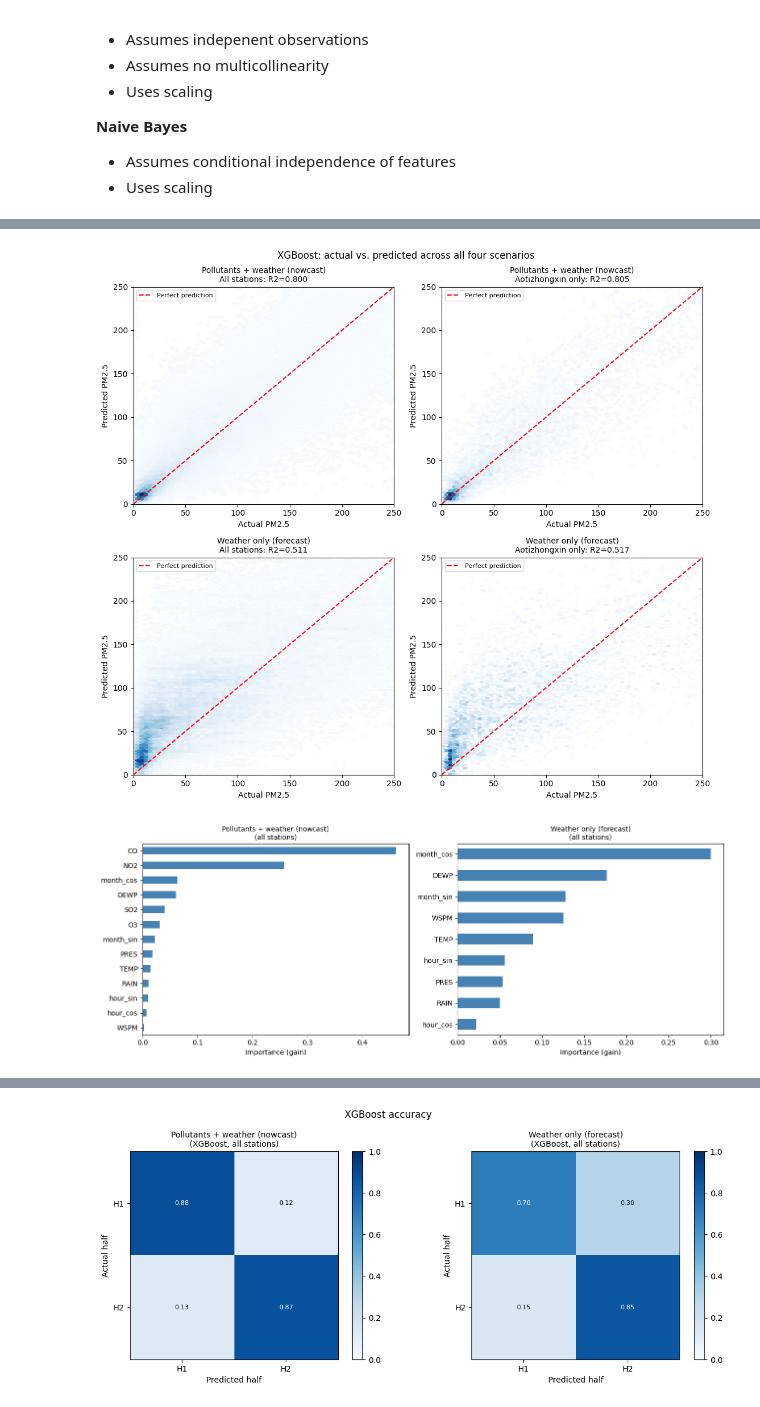
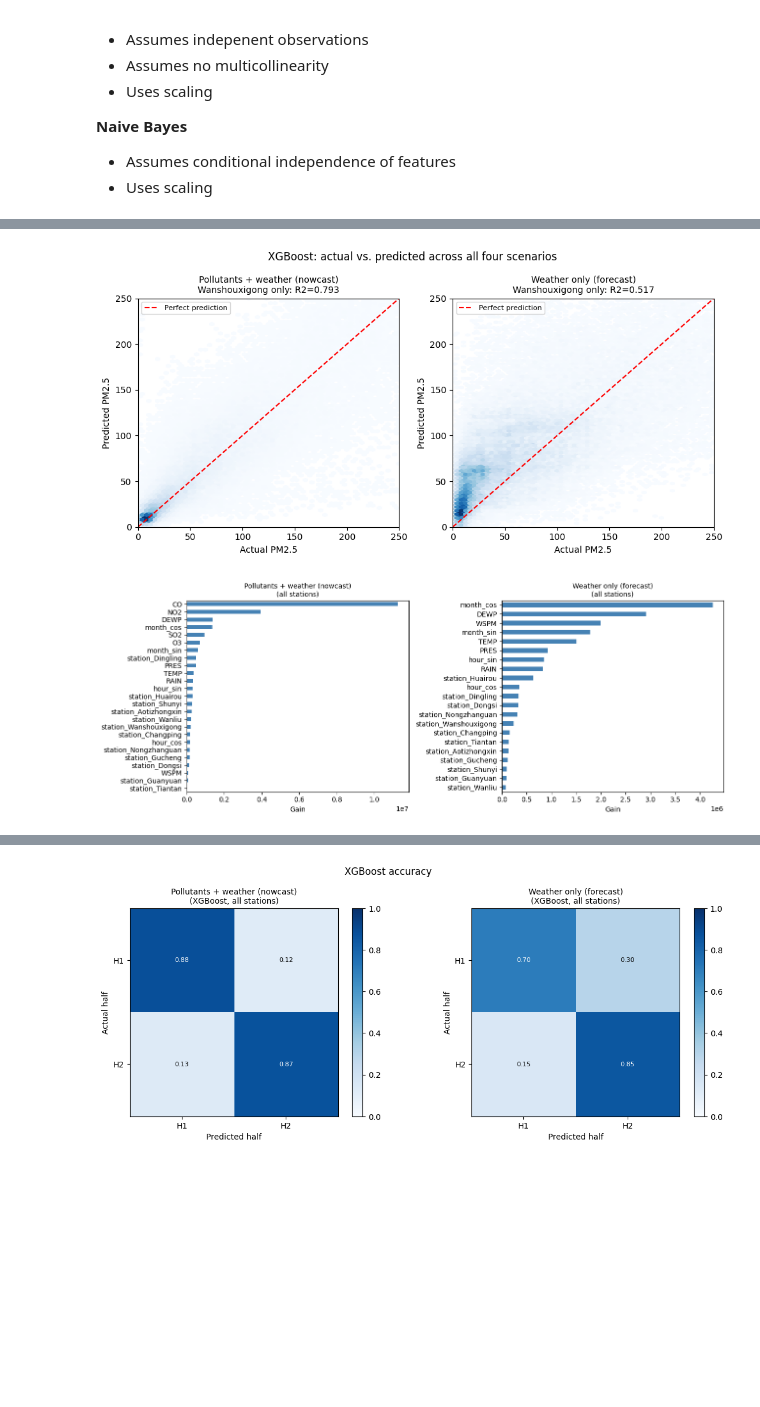
Before and after one commit to sudhakaran-srinivasan/air-quality-statistical-modeling, a Jupyter notebook: notebooks/model-selection.ipynb, the cells around one changed output, grey strips where cells are left out. Drawn from its saved outputs; the diff is of its cells as text; code cells hidden in the pictures; blank space fills up the shorter version.

```diff
--- a/notebooks/model-selection.ipynb
+++ b/notebooks/model-selection.ipynb
@@ -248,9 +323,14 @@ for feature, feature_cols in FEATURE_SETS.items():
         clf_table, clf_models, label_encoder = run_classifiers(split)
         binary_table, binary_models, binary_label_encoder = run_binary_classifiers(split)
         splits[key] = split
+
         regression_results[key] = reg_table
         classification_results[key] = clf_table
         binary_results[key] = binary_table
+
+        reg_table = reg_table.drop(columns=['station'], errors='ignore')
+        clf_table = clf_table.drop(columns=['station'], errors='ignore')
+        binary_table = binary_table.drop(columns=['station'], errors='ignore')
 
         fitted_models[key] = {
             "regression": reg_models,
@@ -313,0 +370,24 @@ Weather only (forecast):
+# %%
+def compare_scope_performance(feature, local_scope):
+    station_name = SCOPES[local_scope]
+
+    pooled = regression_results[(feature, "All stations")]
+    local = regression_results[(feature, f"{station_name} only")]
+
+    # Extract the pooled model's performance at this station
+    pooled_local_r2s = pooled['station'].apply(lambda x: x[station_name]['R2'])
+
+    pooled_best_model = pooled_local_r2s.idxmax()
+    pooled_r2 = pooled_local_r2s.max()
+
+    local_best_model = local["R2"].idxmax()
+    local_r2 = local.loc[local_best_model, "R2"]
+
+    print(f"{feature}:")
+    print(f"  Pooled (Local Eval) -> best R2 = {pooled_r2:.3f} ({pooled_best_model})")
+    print(f"  {local_scope:<19} -> best R2 = {local_r2:.3f} ({local_best_model})\n")
+
+# Call the function passing the raw station name
+for feature in FEATURE_SETS:
+    for station in STATIONS:
+        compare_scope_performance(feature, f"{station} only")
@@ -349,42 +447,43 @@ plot_compare(binary_results, "Accuracy", "Accuracy", "Binary Classification Resu
 # %%
-fig, axes = plt.subplots(2, 2, figsize=(11, 10))
+fig, axes = plt.subplots(1,2, figsize=(10, 5))
 
-for ax, (feature, scope) in zip(axes.flat, fitted_models):
-    split = splits[(feature, scope)]
-    model = fitted_models[(feature, scope)]["regression"]["XGBoost"]
+for ax, feature in zip(axes, FEATURE_SETS):
+    split = splits[(feature, "All stations")]
+    model = fitted_models[(feature, "All stations")]["regression"]["XGBoost"]
     preds = model.predict(split["X_test"])
     r2 = r2_score(split["y_test"], preds)
 
     hb = ax.hexbin(split["y_test"], preds, gridsize=200, cmap="Blues", mincnt=1)
     ax.plot([0, 250], [0, 250], "r--", lw=1.5, label="Perfect prediction")
     ax.set_xlim(0, 250)
     ax.set_ylim(0, 250)
     ax.set_xlabel("Actual PM2.5")
     ax.set_ylabel("Predicted PM2.5")
     ax.set_title(f"{feature}\n{scope}: R2={r2:.3f}", fontsize=10)
     ax.legend(fontsize=8)
 
 fig.suptitle("XGBoost: actual vs. predicted across all four scenarios")
 plt.tight_layout()
 plt.show()
 # %% [output]
-[figure, old version]
+[figure, new version]
 # %%
 fig, axes = plt.subplots(1, 2, figsize=(13, 5))
 
 for ax, feature in zip(axes, FEATURE_SETS):
     split = splits[(feature, "All stations")]
     model = fitted_models[(feature, "All stations")]["regression"]["XGBoost"]
-    importances = pd.Series(model.feature_importances_, index=split["X_train"].columns).sort_values()
+    gain_scores = model.get_booster().get_score(importance_type='gain')
+    importances = pd.Series(gain_scores).reindex(split["X_train"].columns, fill_value=0).sort_values()
 
     importances.plot(kind="barh", ax=ax, color="steelblue")
-    ax.set_xlabel("Importance (gain)")
+    ax.set_xlabel("Gain")
     ax.set_title(f"{feature}\n(all stations)", fontsize=10)
 
 plt.tight_layout()
 plt.show()
 # %% [output]
-[figure, old version]
+[figure, new version]
 # %%
 fig, axes = plt.subplots(1, 2, figsize=(12, 5))
 
```
Also changed, not shown: parts of 15 cells of this notebook, 1 other file.
